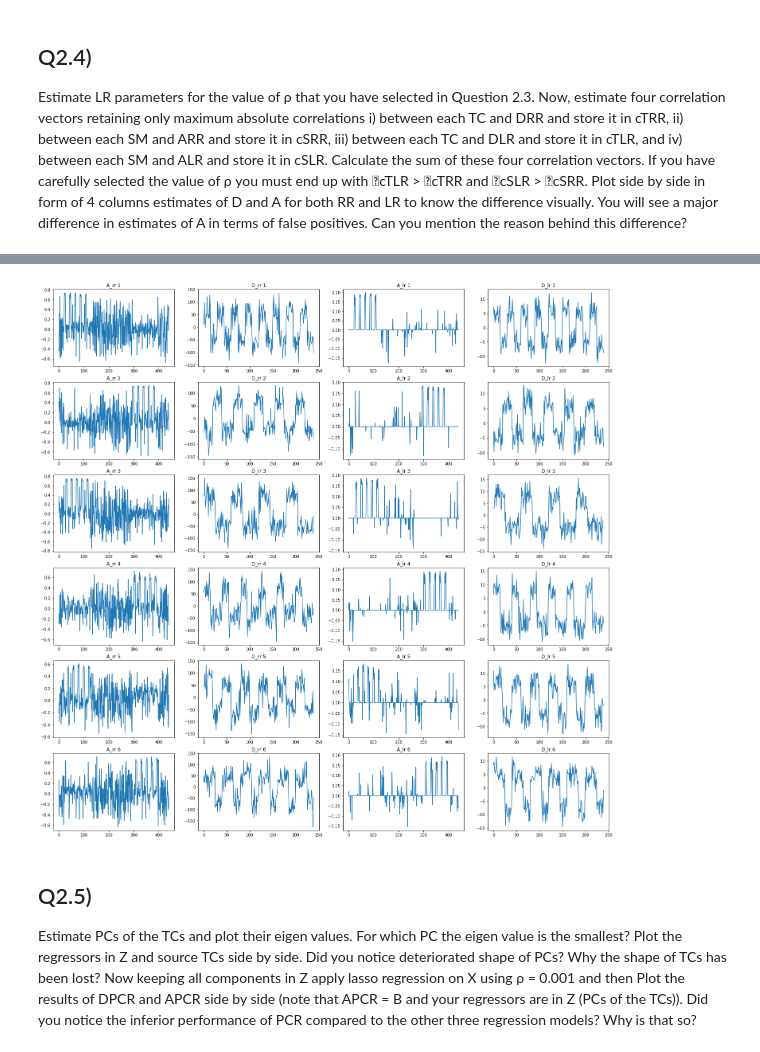
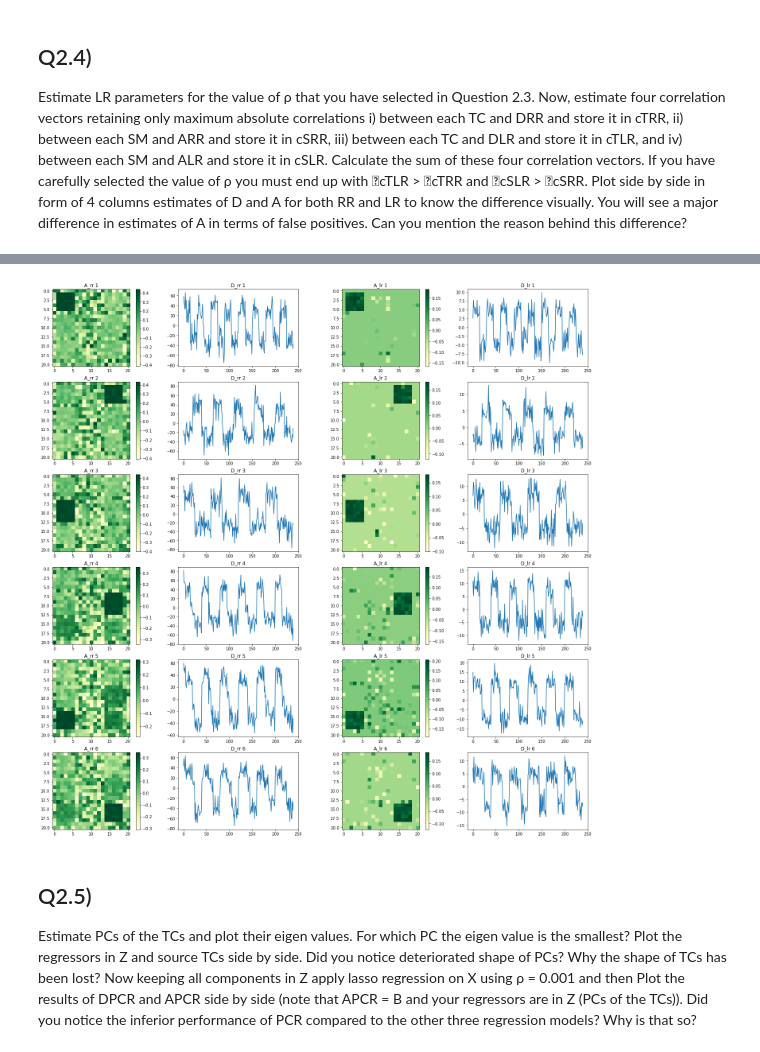
Before and after one commit to tzhern/MAST30034-Assignment-1, a Jupyter notebook: assignment1.ipynb, the cells around one changed output, grey strips where cells are left out. Saved outputs shown, nothing was run; the diff lists cells and outputs as text; code cells hidden in the pictures.

```diff
--- a/assignment1.ipynb
+++ b/assignment1.ipynb
@@ -438,35 +478,38 @@ Is c_slr_sum > c_srr_sum?  YES
 # %%
 # Plot side by side in form of 4 columns estimates of D and A for both RR and LR
 fig = plt.figure(figsize=(25, 25))
 j = 0
 for i in range(6):
     # plot A_rr
     j+=1
     ax = fig.add_subplot(6, 4, j)
     ax.set_title("A_rr " + str(i+1))
-    plt.plot(A_rr[i,:])
+    plt.imshow(A_rr[i].reshape(21, 21, order='F'), cmap='YlGn')
+    plt.colorbar()
 
     # plot D_rr
     j+=1
     ax = fig.add_subplot(6, 4, j)
     ax.set_title("D_rr " + str(i+1))
-    plt.plot(D_lsr[:,i])
+    plt.plot(D_rr[:,i])
 
     # plot A_lr
     j+=1
     ax = fig.add_subplot(6, 4, j)
     ax.set_title("A_lr " + str(i+1))
-    plt.plot(A_lr[i,:])
+    plt.imshow(A_lr[i,:].reshape(21, 21, order='F'), cmap='YlGn')
+    plt.colorbar()
 
     # plot D_lr
     j+=1
     ax = fig.add_subplot(6, 4, j)
     ax.set_title("D_lr " + str(i+1))
     plt.plot(D_lr[:,i])
 
+plt.savefig('plots/q2.4c.png')
 plt.show()
 # %% [output]
-[figure, old version]
+[figure, new version]
 # %% [markdown]
 ## Q2.5)
 Estimate PCs of the TCs and plot their eigen values. For which PC the eigen value is the smallest? Plot the regressors in Z and source TCs side by side. Did you notice deteriorated shape of PCs? Why the shape of TCs has been lost? Now keeping all components in Z apply lasso regression on X using ρ = 0.001 and then Plot the results of DPCR and APCR side by side (note that APCR = B and your regressors are in Z (PCs of the TCs)). Did you notice the inferior performance of PCR compared to the other three regression models? Why is that so?
```
Also changed, not shown: parts of 23 cells of this notebook.
